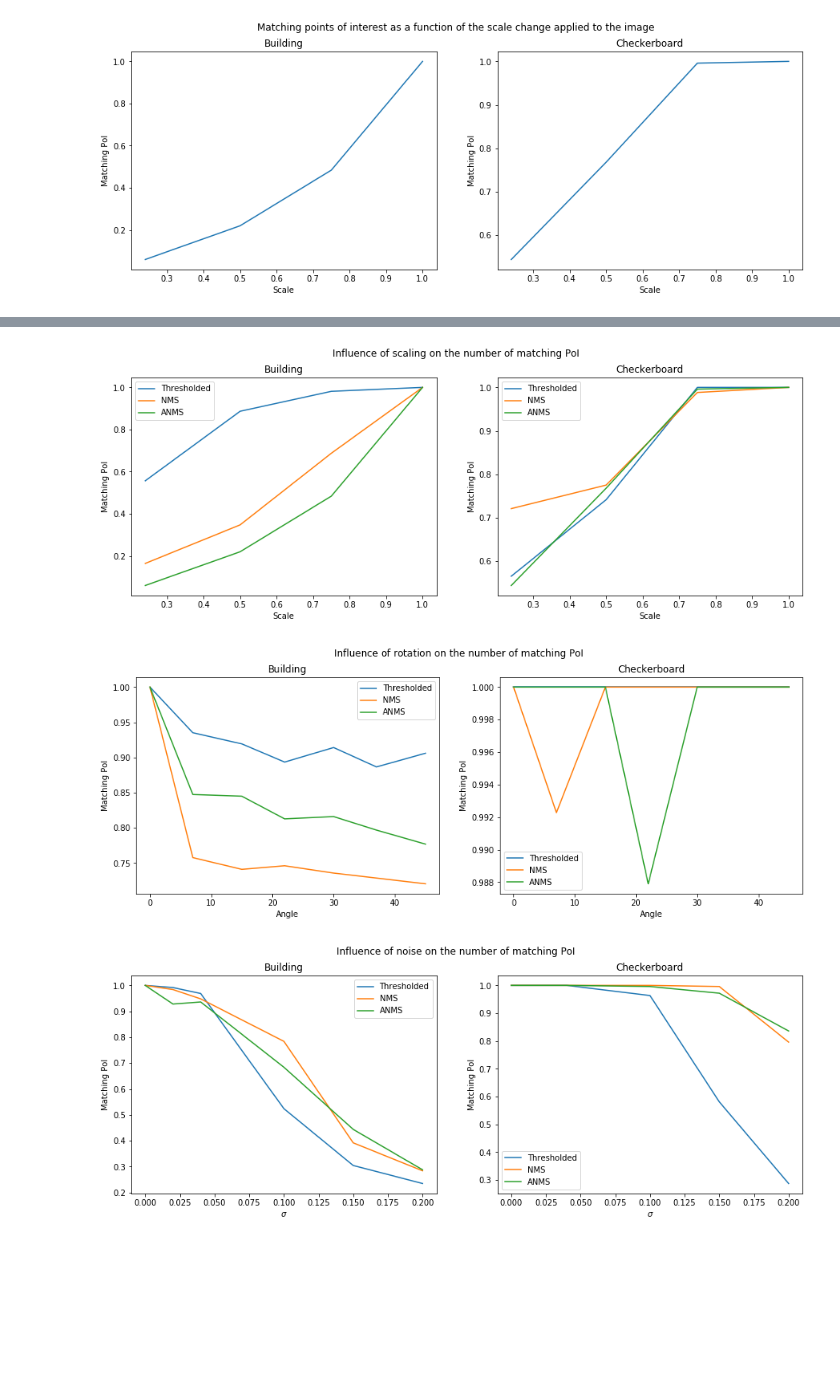
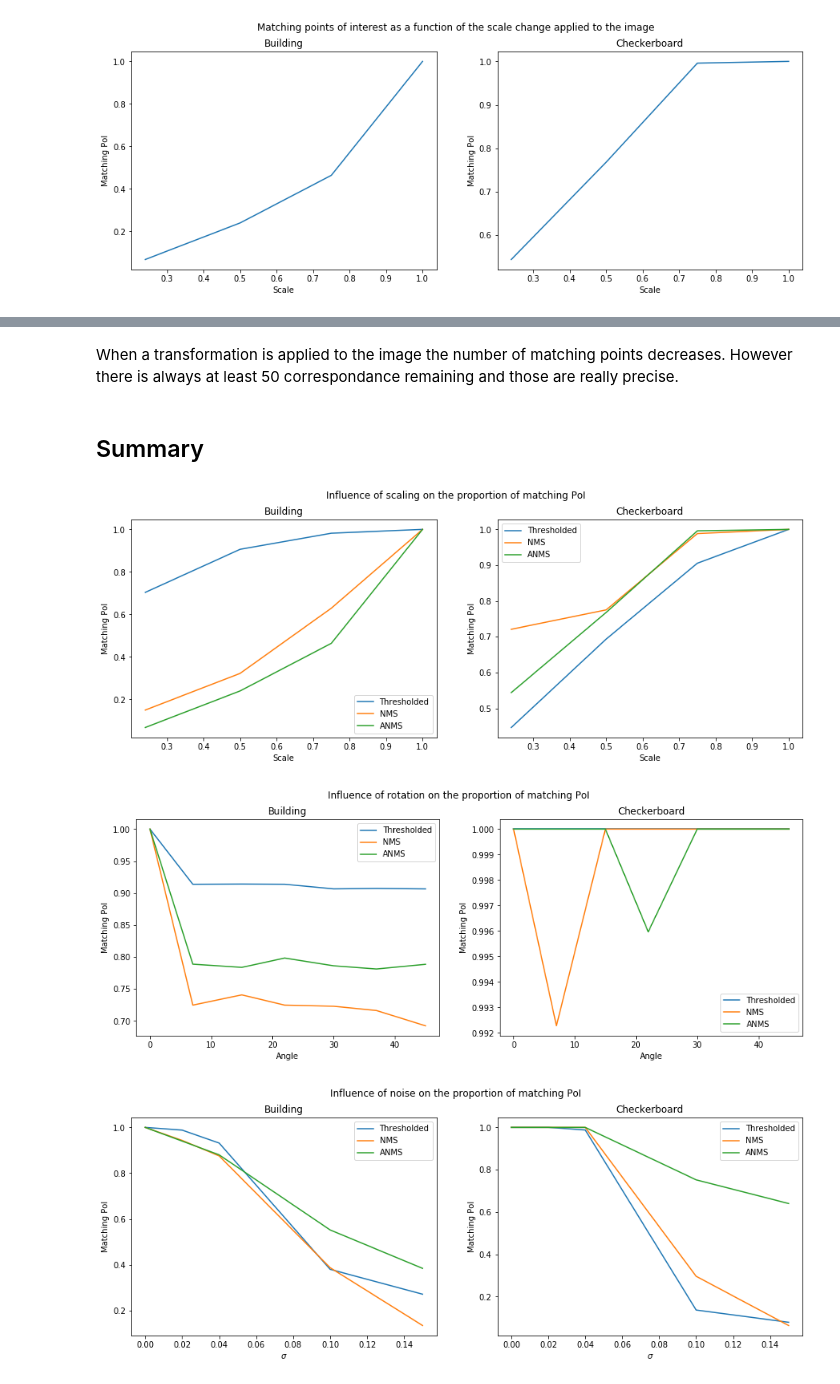
Before and after one commit to Xyouz/3dvision, a Jupyter notebook: Harris/dufraisse.ipynb, the cells around one changed output, grey strips where cells are left out. Drawn from its saved outputs; the diff is of its cells as text; code cells hidden in the pictures; blank space fills up the shorter version.

```diff
--- a/Harris/dufraisse.ipynb
+++ b/Harris/dufraisse.ipynb
@@ -894,16 +922,14 @@ plt.show()
 scale = [0.5,0.25]
 
 n = 250
-t = 0.01
-r = 1
+t = 0.1
 c = 0.9
-fixed = False
 
 for i,s in enumerate(scale):
     imgb = rescale(img, s)
     imgb_h = corner_harris(imgb)
 
-    scaled_a = resize(anms(val_h,n,t,c,fixed).astype(float), imgb.shape, anti_aliasing=False)
+    scaled_a = resize(anms(val_h,n,t,c).astype(float), imgb.shape, anti_aliasing=False,order=0)
 
     img_s = resize(img, imgb.shape)
 
@@ -911,7 +937,7 @@ for i,s in enumerate(scale):
     plt.imshow(np.hstack((img_s,imgb)),cmap='gray')
 
     plt.imshow(point_map(np.hstack((np.zeros_like(imgb),scaled_a)),color=(0,1,0)))
-    plt.imshow(point_map(np.hstack((scaled_a,anms(imgb_h,n,t,c,fixed)))))
+    plt.imshow(point_map(np.hstack((scaled_a,anms(imgb_h,n,t,c)))))
 
     plt.title("Harris detector with NMS and a scale of {}".format(s))
 
@@ -957,8 +985,7 @@ Proportion of matching points : 0.7703349282296651
 angles = [0,7,15,22,30,37,45]
 
 n = 250
-t = 0.01
-r = 1
+t = 0.1
 c = 0.9
 
 results = []
@@ -1005,8 +1032,7 @@ plt.show()
 scales = [0.24,0.5,0.75,1]
 
 n = 250
-t = 0.01
-r = 1
+t = 0.1
 c = 0.9
 
 results = []
@@ -1050,11 +1076,10 @@ plt.show()
 # %% [output]
 [figure]
 # %%
-sigmas = [0,0.02,0.04,0.1,0.15,0.2]
+sigmas = [0,0.02,0.04,0.1,0.15]
 
 n = 250
 t = 0.1
-r = 1
 c = 0.9
 
 results = []
@@ -1084,7 +1109,7 @@ results_noise.append(results)
 results_noise_squares.append(sresults)
 
 fig, (ax1, ax2) = plt.subplots(1, 2, figsize=(15,5))
-fig.suptitle('Number of matching points of interest when noise is added to the image')
+fig.suptitle('Proportion of matching points of interest when noise is added to the image')
 ax1.plot(sigmas, results)
 ax1.set_title("Building")
 ax1.set(ylabel = "Matching PoI", xlabel = "$\sigma$")
@@ -1099,7 +1124,11 @@ plt.show()
+# %% [markdown]
+When a transformation is applied to the image the number of matching points decreases. However there is always at least 50 correspondance remaining and those are really precise.
+# %% [markdown]
+## Summary ##
 # %%
 # Scale
 fig, (ax1, ax2) = plt.subplots(1, 2, figsize=(15,5))
-fig.suptitle('Influence of scaling on the number of matching PoI')
+fig.suptitle('Influence of scaling on the proportion of matching PoI')
 for i, label in enumerate(cat):
     ax1.plot(scales, results_scale[i], label=label)
 ax1.set_title("Building")
@@ -1116,40 +1145,40 @@ plt.show()
 
 # Rotation
 fig, (ax1, ax2) = plt.subplots(1, 2, figsize=(15,5))
-fig.suptitle('Influence of rotation on the number of matching PoI')
+fig.suptitle('Influence of rotation on the proportion of matching PoI')
 for i, label in enumerate(cat):
     ax1.plot(angles, results_rotation[i], label=label)
 ax1.set_title("Building")
 ax1.legend()
 ax1.set(ylabel = "Matching PoI", xlabel = "Angle")
 
 for i, label in enumerate(cat):
     ax2.plot(angles, results_rotation_squares[i], label=label)
 ax2.set_title("Checkerboard")
 ax2.legend()
 ax2.set(ylabel = "Matching PoI", xlabel = "Angle")
 
 plt.show()
 
 # Noise
 fig, (ax1, ax2) = plt.subplots(1, 2, figsize=(15,5))
-fig.suptitle('Influence of noise on the number of matching PoI')
+fig.suptitle('Influence of noise on the proportion of matching PoI')
 for i, label in enumerate(cat):
     ax1.plot(sigmas, results_noise[i], label=label)
 ax1.set_title("Building")
 ax1.legend()
 ax1.set(ylabel = "Matching PoI", xlabel = "$\sigma$")
 
 for i, label in enumerate(cat):
     ax2.plot(sigmas, results_noise_squares[i], label=label)
 ax2.set_title("Checkerboard")
 ax2.legend()
 ax2.set(ylabel = "Matching PoI", xlabel = "$\sigma$")
 
 plt.show()
 # %% [output]
-[figure, old version]
+[figure, new version]
-[figure, old version]
+[figure, new version]
-[figure, old version]
+[figure, new version]
 # %%
 # Change of view point
```
Also changed, not shown: parts of 56 cells of this notebook.
